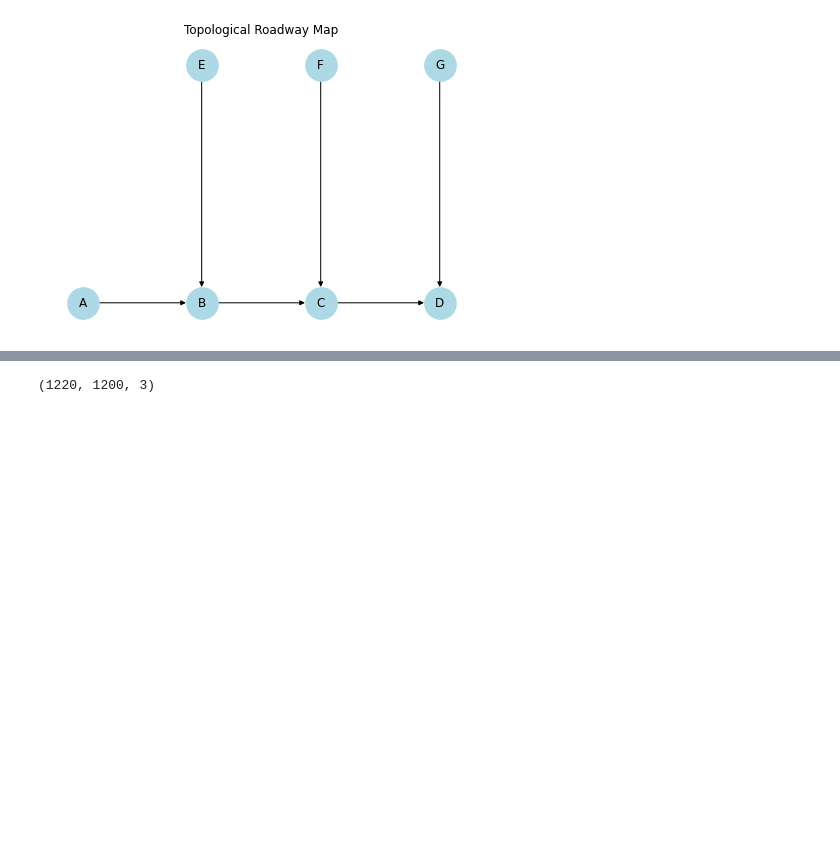
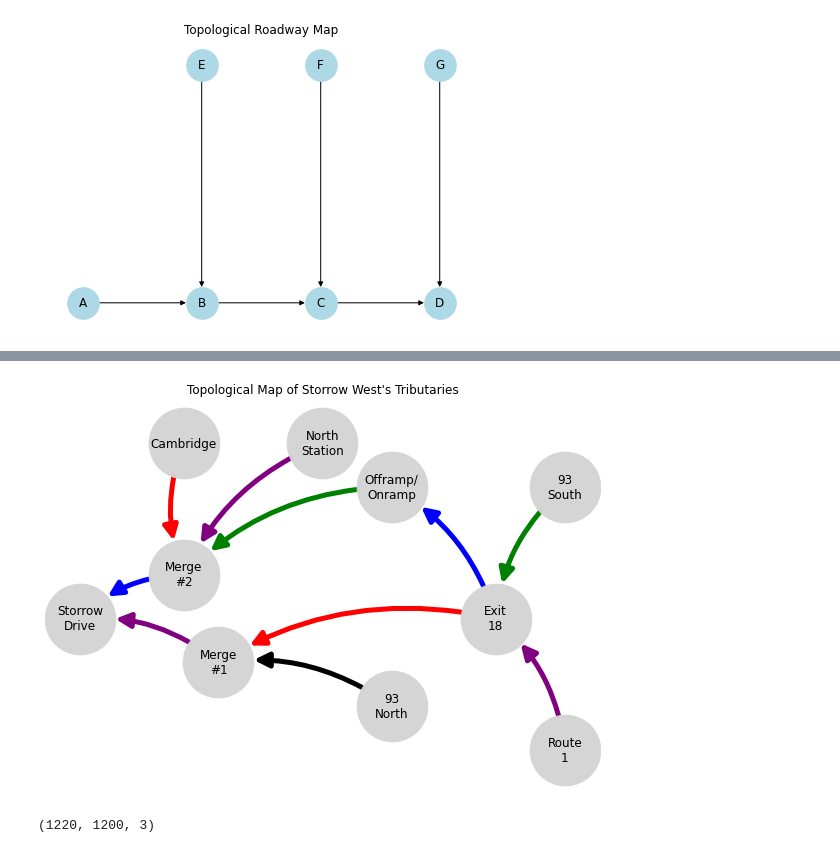
Before and after one commit to robertej19/EyeCandy, a Jupyter notebook: cvtesting-2.ipynb, the cells around one changed output, grey strips where cells are left out. Drawn from its saved outputs; the diff is of its cells as text; code cells hidden in the pictures; blank space fills up the shorter version.

```diff
--- a/cvtesting-2.ipynb
+++ b/cvtesting-2.ipynb
@@ -111,3 +129,92 @@ plt.show()
+# %%
+import networkx as nx
+import matplotlib.pyplot as plt
+from matplotlib.patches import FancyArrowPatch
+
+# --- build your graph as before ---
+G = nx.DiGraph()
+nodes = ["Exit 18","93 South","Cuthrough Route","North Station",
+         "Merge #1","Storrow Drive","Merge #2","Cambridge","93 North","Route 1"]
+G.add_nodes_from(nodes)
+edges = [
+    ("Exit 18","Merge #1"),("Exit 18","Cuthrough Route"),
+    ("93 North","Merge #1"),("North Station","Merge #2"),
+    ("Route 1","Exit 18"),("93 South","Exit 18"),
+    ("Cuthrough Route","Merge #2"),
+    ("Merge #2","Storrow Drive"),("Merge #1","Storrow Drive"),
+    ("Cambridge","Merge #2"),
+]
+G.add_edges_from(edges)
+
+
+
+colors = ['red','blue','green','green','purple','purple','blue','red','black','purple']
+
+# compute node radius in points:
+node_size = 5000
+node_radius = (node_size**0.5) / 2
+
+fig, ax = plt.subplots(figsize=(8, 6))
+
+# after building G, pos, etc.
+
+# define multi‐line labels
+labels = {
+    "Exit 18": "Exit\n18",
+    "93 South": "93\nSouth",
+    "Cuthrough Route": "Offramp/\nOnramp",
+    "North Station": "North\nStation",
+    "Merge #1": "Merge\n#1",
+    "Storrow Drive": "Storrow\nDrive",
+    "Merge #2": "Merge\n#2",
+    "Cambridge": "Cambridge",      # single line
+    "93 North": "93\nNorth",
+    "Route 1": "Route\n1"
+}
+
+
+
+
+pos = {
+    "Route 1": (40, -15),    "93 South": (40, 15),    "Exit 18": (30, 0),
+    "93 North": (15, -10),    "Merge #1": (-10, -5),    "Merge #2": (-15,5),
+    "Cambridge": (-15, 20),    "Cuthrough Route": (15, 15),    "Storrow Drive": (-30, 0),
+    "North Station": (5, 20)
+}
+
+# draw nodes as before
+nx.draw_networkx_nodes(G, pos,
+                       node_color='lightgray',
+                       node_size=node_size,
+                       alpha=0.95)
+
+nx.draw_networkx_labels(G, pos,
+                        labels=labels,
+                        font_size=12,
+                        verticalalignment='center')
+
+for (u, v), color in zip(G.edges(), colors):
+    arrow = FancyArrowPatch(
+        posA=pos[u], posB=pos[v],
+        arrowstyle='-|>',
+        mutation_scale=30,      # roughly equivalent to arrowsize
+        linewidth=5,
+        color=color,
+        shrinkA=node_radius,    # trim at source
+        shrinkB=node_radius,    # trim at target
+        connectionstyle='arc3,rad=0.2'
+    )
+    ax.add_patch(arrow)
+
+ax.set_title("Topological Map of Storrow West's Tributaries")
+ax.set_xlim(-35, 45)
+ax.set_ylim(-20, 25)
+ax.axis('off')
+
+plt.tight_layout()
+plt.show()
+# %% [output]
+[figure, added]
 # %%
 #load first image in test_frames
 img = cv2.imread("test_frames/1745176127519.jpg")
```
Also changed, not shown: parts of 2 cells of this notebook, 1 other file.
